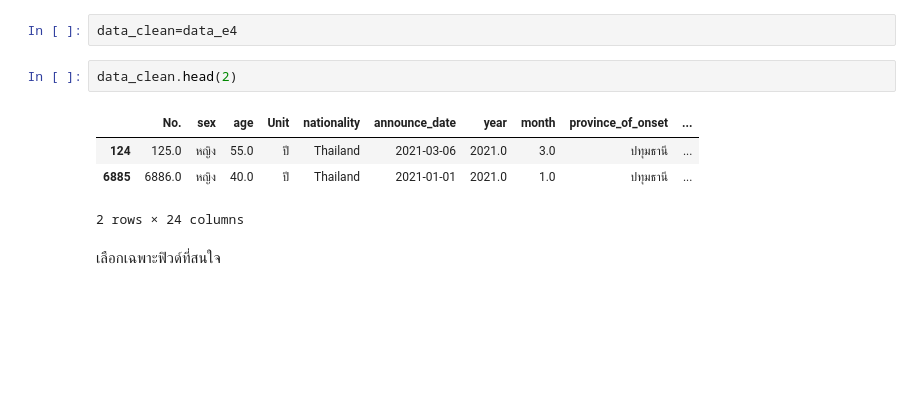
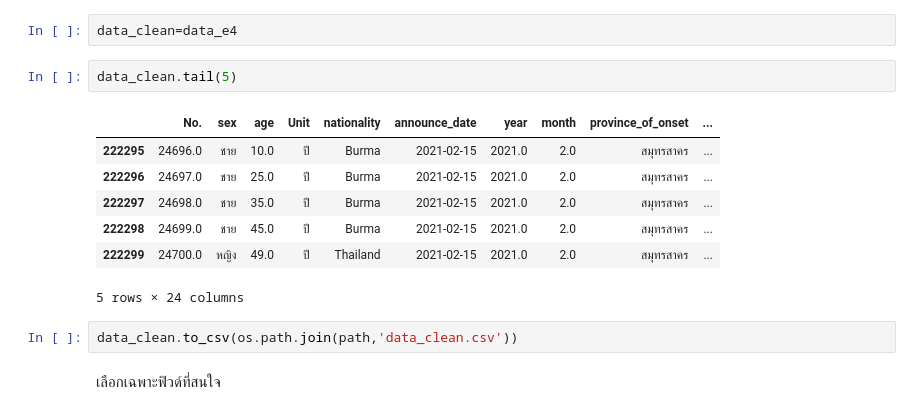
Before and after one commit to team0243/data_viz_2022, a Jupyter notebook: Project.ipynb, the cells around one changed output. Saved outputs shown, nothing was run; the diff lists cells and outputs as text; blank space fills up the shorter version.

```diff
--- a/Project.ipynb
+++ b/Project.ipynb
@@ -953,13 +953,18 @@ data_e4
 # เลือกข้อมูลเพื่อนำไปทำ Dash board
 # %%
 data_clean=data_e4
-# %%
-data_clean.head(2)
-# %% [output]
-|  | No. | sex | age | Unit | nationality | announce_date | year | month | province_of_onset | ... |
-| 124 | 125.0 | หญิง | 55.0 | ปี | Thailand | 2021-03-06 | 2021.0 | 3.0 | ปทุมธานี | ... |
-| 6885 | 6886.0 | หญิง | 40.0 | ปี | Thailand | 2021-01-01 | 2021.0 | 1.0 | ปทุมธานี | ... |
-2 rows × 24 columns
+# %%
+data_clean.tail(5)
+# %% [output]
+|  | No. | sex | age | Unit | nationality | announce_date | year | month | province_of_onset | ... |
+| 222295 | 24696.0 | ชาย | 10.0 | ปี | Burma | 2021-02-15 | 2021.0 | 2.0 | สมุทรสาคร | ... |
+| 222296 | 24697.0 | ชาย | 25.0 | ปี | Burma | 2021-02-15 | 2021.0 | 2.0 | สมุทรสาคร | ... |
+| 222297 | 24698.0 | ชาย | 35.0 | ปี | Burma | 2021-02-15 | 2021.0 | 2.0 | สมุทรสาคร | ... |
+| 222298 | 24699.0 | ชาย | 45.0 | ปี | Burma | 2021-02-15 | 2021.0 | 2.0 | สมุทรสาคร | ... |
+| 222299 | 24700.0 | หญิง | 49.0 | ปี | Thailand | 2021-02-15 | 2021.0 | 2.0 | สมุทรสาคร | ... |
+5 rows × 24 columns
+# %%
+data_clean.to_csv(os.path.join(path,'data_clean.csv'))
 # %% [markdown]
 เลือกเฉพาะฟิวด์ที่สนใจ
 # %% [markdown]
```
Also changed, not shown: parts of 1 cell of this notebook.
